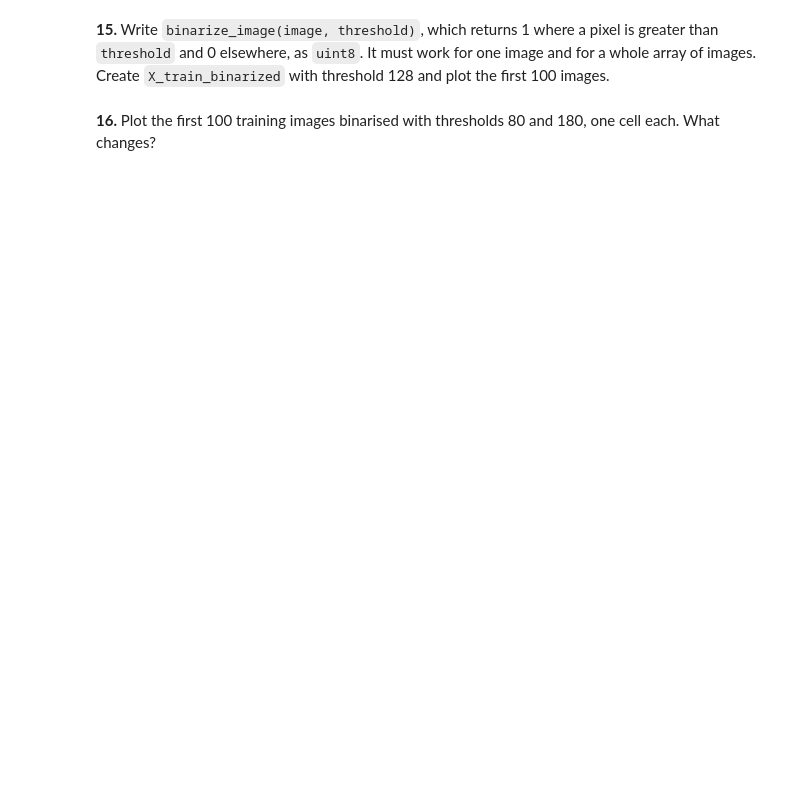
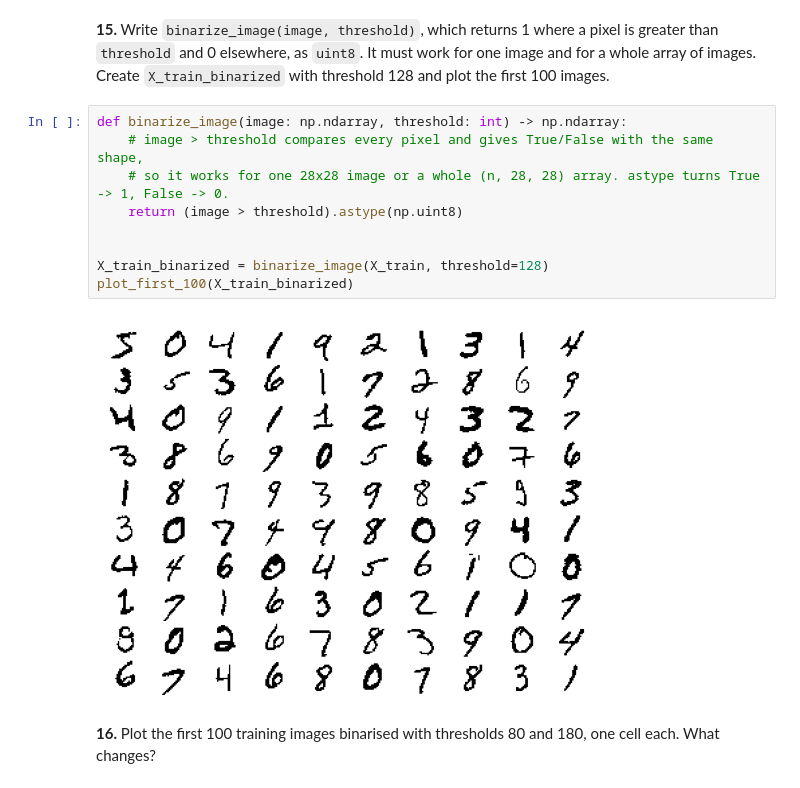
Before and after one commit to Falagan/numpy-mnist, a Jupyter notebook: mnist_numpy.ipynb, the cells around one changed output. Drawn from its saved outputs; the diff is of its cells as text; blank space fills up the shorter version.

```diff
--- a/mnist_numpy.ipynb
+++ b/mnist_numpy.ipynb
@@ -221,4 +366,15 @@ Create `X_train_standardized` and `X_test_standardized`. Compute μ and σ on th
 # %% [markdown]
 **15.** Write `binarize_image(image, threshold)`, which returns 1 where a pixel is greater than `threshold` and 0 elsewhere, as `uint8`. It must work for one image and for a whole array of images. Create `X_train_binarized` with threshold 128 and plot the first 100 images.
+# %%
+def binarize_image(image: np.ndarray, threshold: int) -> np.ndarray:
+    # image > threshold compares every pixel and gives True/False with the same shape,
+    # so it works for one 28x28 image or a whole (n, 28, 28) array. astype turns True -> 1, False -> 0.
+    return (image > threshold).astype(np.uint8)
+
+
+X_train_binarized = binarize_image(X_train, threshold=128)
+plot_first_100(X_train_binarized)
+# %% [output]
+[figure, added]
 # %% [markdown]
 **16.** Plot the first 100 training images binarised with thresholds 80 and 180, one cell each. What changes?
```
Also changed, not shown: parts of 27 cells of this notebook.
